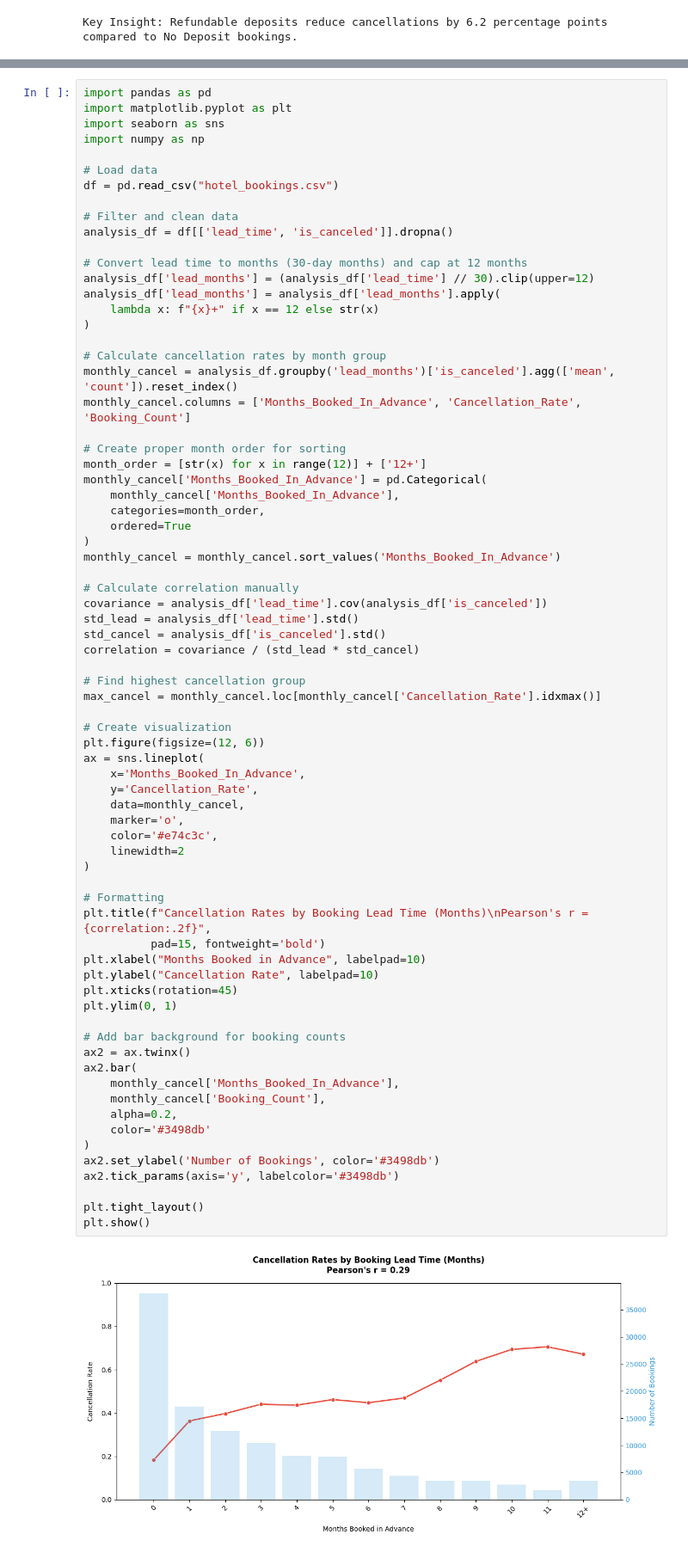
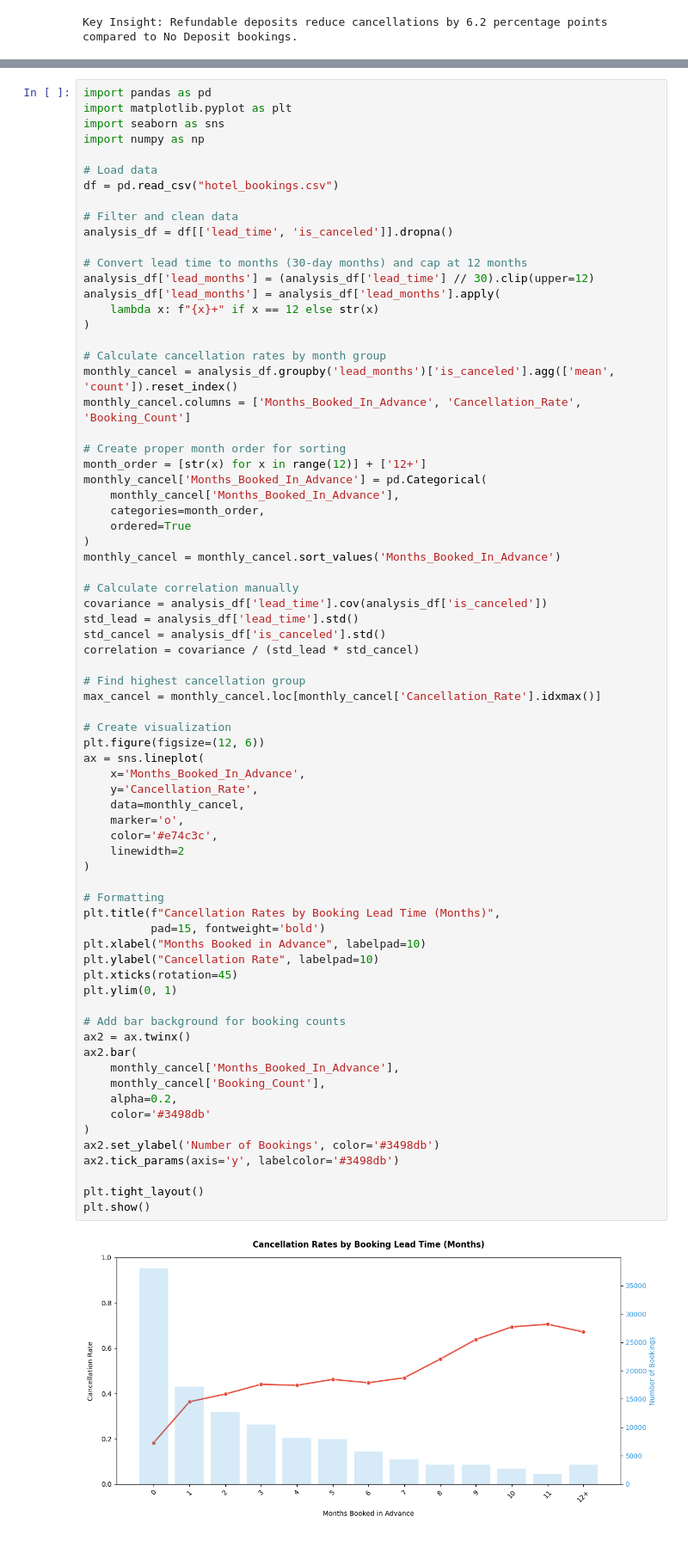
Before and after one commit to qBepsy/dataproject, a Jupyter notebook: data/project-hotel.ipynb, the cells around one changed output, grey strips where cells are left out. Shown at 86% size. Cells and saved outputs as stored; diff of their text form.

```diff
--- a/data/project-hotel.ipynb
+++ b/data/project-hotel.ipynb
@@ -244,32 +257,32 @@ plt.figure(figsize=(12, 6))
 ax = sns.lineplot(
     x='Months_Booked_In_Advance',
     y='Cancellation_Rate',
     data=monthly_cancel,
     marker='o',
     color='#e74c3c',
     linewidth=2
 )
 
 # Formatting
-plt.title(f"Cancellation Rates by Booking Lead Time (Months)\nPearson's r = {correlation:.2f}",
+plt.title(f"Cancellation Rates by Booking Lead Time (Months)",
           pad=15, fontweight='bold')
 plt.xlabel("Months Booked in Advance", labelpad=10)
 plt.ylabel("Cancellation Rate", labelpad=10)
 plt.xticks(rotation=45)
 plt.ylim(0, 1)
 
 # Add bar background for booking counts
 ax2 = ax.twinx()
 ax2.bar(
     monthly_cancel['Months_Booked_In_Advance'],
     monthly_cancel['Booking_Count'],
     alpha=0.2,
     color='#3498db'
 )
 ax2.set_ylabel('Number of Bookings', color='#3498db')
 ax2.tick_params(axis='y', labelcolor='#3498db')
 
 plt.tight_layout()
 plt.show()
 # %% [output]
-[figure, old version]
+[figure, new version]
```
Also changed, not shown: parts of 2 cells of this notebook.
